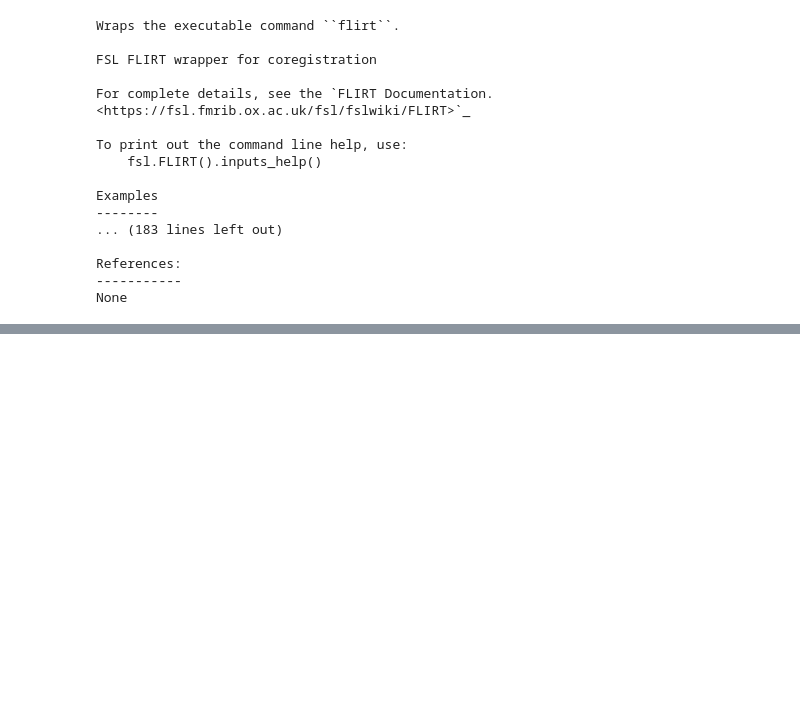
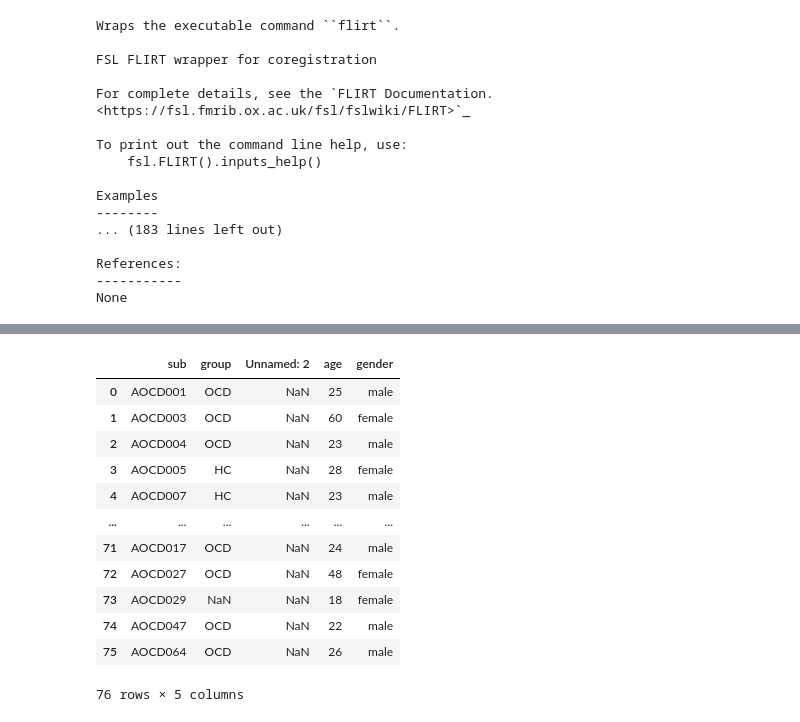
Before and after one commit to XiaoqianXiao/OCD_RO1, a Jupyter notebook: try.ipynb, the cells around one changed output, grey strips where cells are left out. Cells and saved outputs as stored; diff of their text form; code cells hidden in the pictures; blank space fills up the shorter version.

```diff
--- a/try.ipynb
+++ b/try.ipynb
@@ -166,0 +213,16 @@ extract_pcc_roi(networks_file)
+# %%
+df_demo_all
+# %% [output]
+|  | sub | group | Unnamed: 2 | age | gender |
+| 0 | AOCD001 | OCD | NaN | 25 | male |
+| 1 | AOCD003 | OCD | NaN | 60 | female |
+| 2 | AOCD004 | OCD | NaN | 23 | male |
+| 3 | AOCD005 | HC | NaN | 28 | female |
+| 4 | AOCD007 | HC | NaN | 23 | male |
+| ... | ... | ... | ... | ... | ... |
+| 71 | AOCD017 | OCD | NaN | 24 | male |
+| 72 | AOCD027 | OCD | NaN | 48 | female |
+| 73 | AOCD029 | NaN | NaN | 18 | female |
+| 74 | AOCD047 | OCD | NaN | 22 | male |
+| 75 | AOCD064 | OCD | NaN | 26 | male |
+76 rows × 5 columns
```
Also changed, not shown: parts of 6 cells of this notebook, 2 other files.
